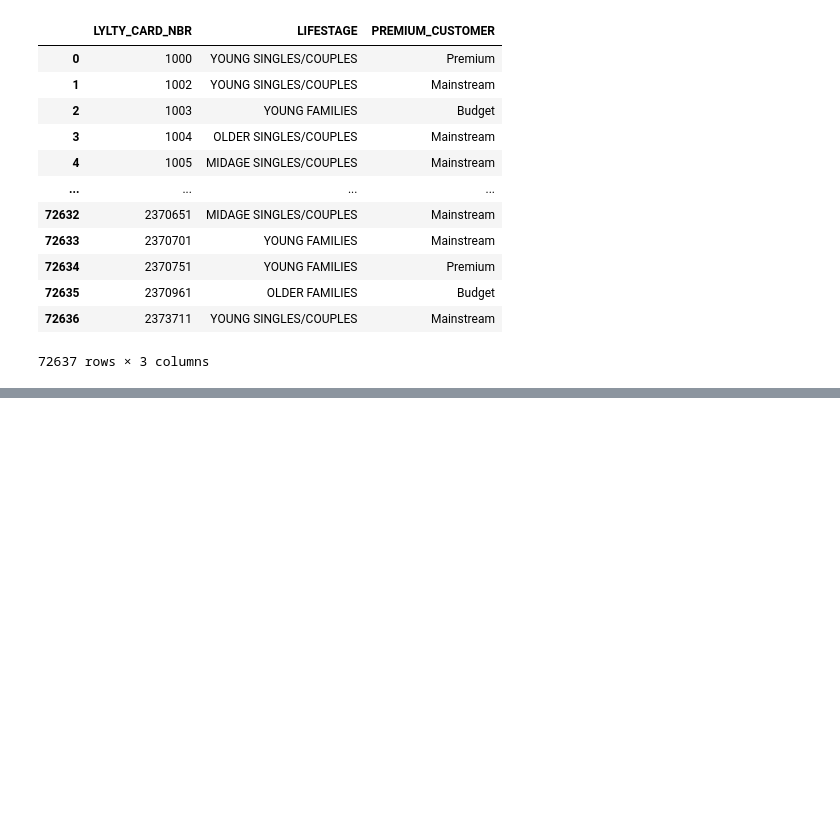
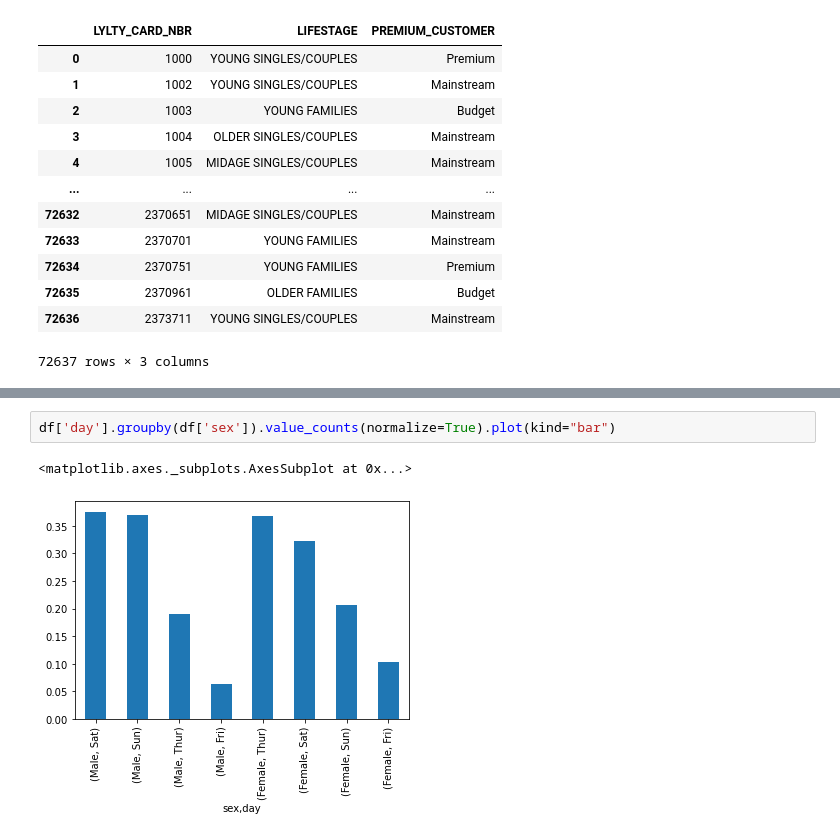
Before and after one commit to daniel8691/Quantium-virtual-internship, a Jupyter notebook: module_one_data_preparation.ipynb, the cells around one changed output, grey strips where cells are left out. Drawn from its saved outputs; the diff is of its cells as text; blank space fills up the shorter version.

```diff
--- a/module_one_data_preparation.ipynb
+++ b/module_one_data_preparation.ipynb
@@ -343,0 +412,5 @@ behavior_df
+# %%
+df['day'].groupby(df['sex']).value_counts(normalize=True).plot(kind="bar")
+# %% [output]
+<matplotlib.axes._subplots.AxesSubplot at 0x...>
+[figure, added]
```
Also changed, not shown: parts of 21 cells of this notebook, 1 other file.
